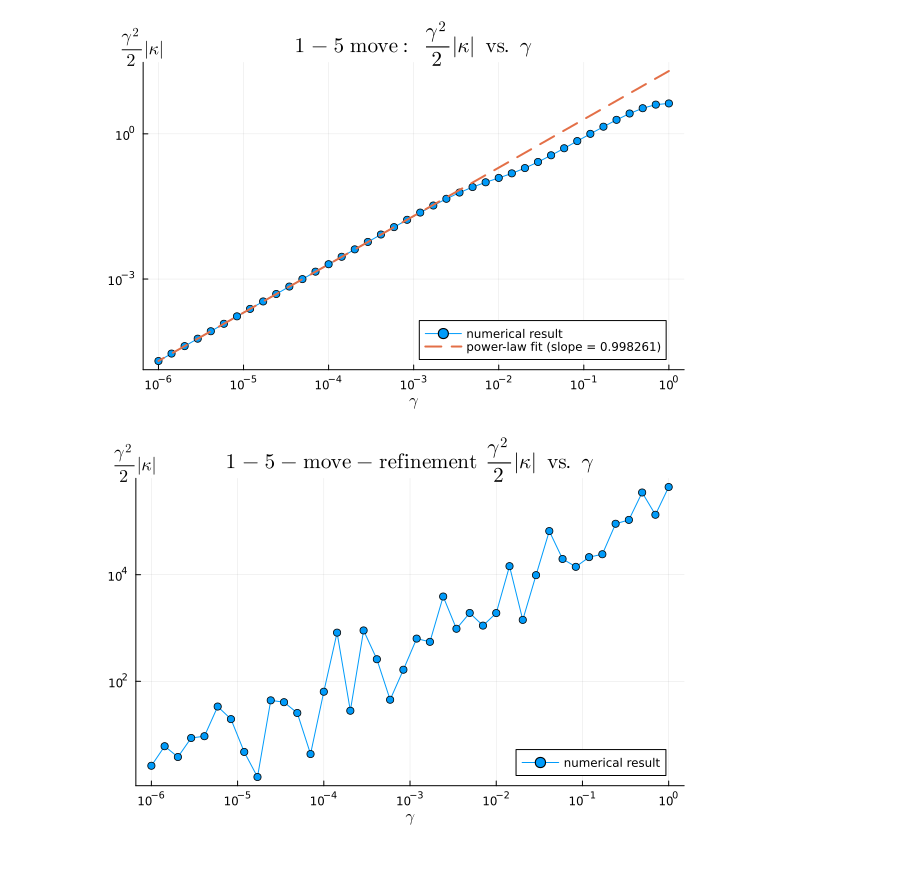
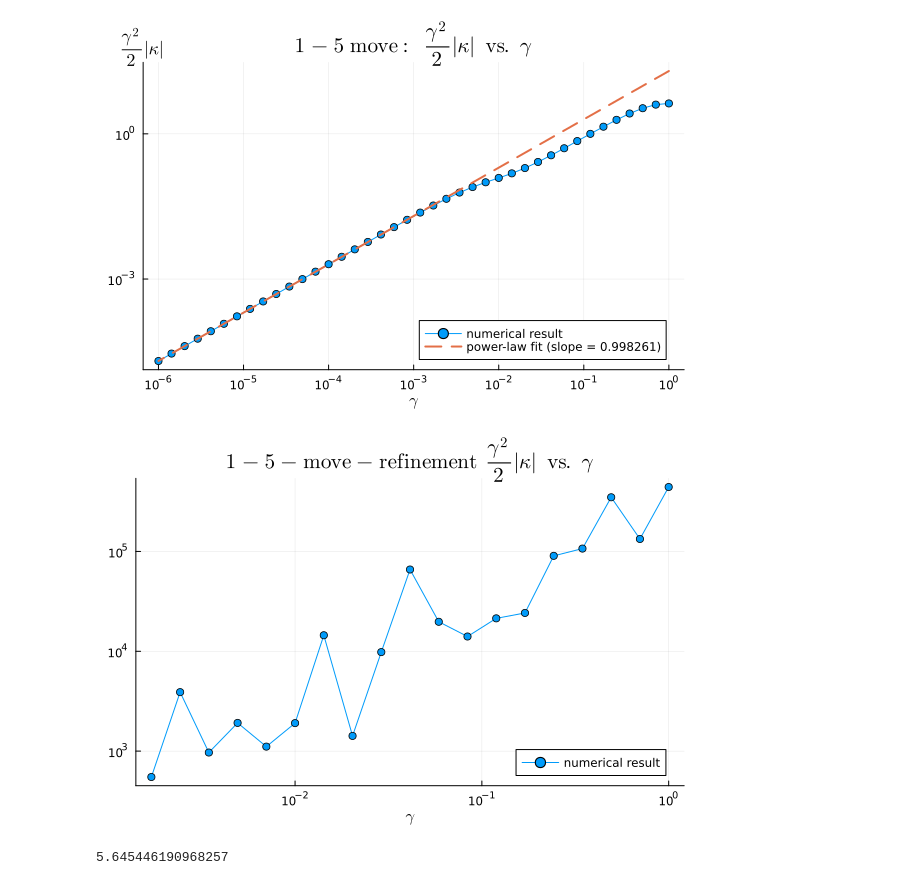
Before and after one commit to qudx54632/Spinfoam-effective-project, a Jupyter notebook: plots.ipynb, the cells around one changed output. Drawn from its saved outputs; the diff is of its cells as text; code cells hidden in the pictures.

```diff
--- a/plots.ipynb
+++ b/plots.ipynb
@@ -100,46 +100,50 @@ display(p2)
 # %%
 # ------------------------------------------------------------
 # Load data
 # ------------------------------------------------------------
 @load "./data/gamma_scan_15move_refinement.jld2" gamma_list kappa_matrix_list
 
 # ------------------------------------------------------------
 # Extract the spectral norm of the kappa matrices
 # ------------------------------------------------------------
-kappa_15move_refinement =  [0.5 * gamma_list[i]^2 * opnorm(kappa_matrix_list[i]) for i in eachindex(kappa_matrix_list)]
+kappa_15move_refinement =  [0.5 * gamma_list[i]^2 * opnorm(kappa_matrix_list[i]) for i in 1:19]
 
 p3 = plot(
-    gamma_list, kappa_15move_refinement,
+    gamma_list[1:19], kappa_15move_refinement,
     marker = :circle,
     xscale = :log10,
     yscale = :log10,
     xlabel = L"\gamma",
     title = L"\mathrm{1-5-move-refinement}\ \frac{\gamma^2}{2}\,\|\kappa\| \ \mathrm{vs.}\ \gamma",
     label = "numerical result",
     legend = :bottomright
 )
 
-# top-left formula (like your current style)
-annotate!(
-    (0.00001, 1.05),
-    text(L"\frac{\gamma^2}{2}\,\|\kappa \|", 12)
-)
-
-# p = fit(log10.(gamma_list[end-10:end]), log10.(kappa_B2Wholes[end-10:end]), 1)
-# a, b = coeffs(p)
-# fit_curve = 10 .^ (a .+ b .* log10.(gamma_list))
-# # ------------------------------------------------------------
-# # Show plots
-# # ------------------------------------------------------------
-# plot!(
-#     p3,
-#     gamma_list,
-#     fit_curve,
-#     lw = 2,
-#     linestyle = :dash,
-#     label = "power-law fit (slope = $(round(b, digits=6)))"
+# # top-left formula (like your current style)
+# annotate!(
+#     (0.00001, 1.05),
+#     text(L"\frac{\gamma^2}{2}\,\|\kappa \|", 12)
 # )
 
+# # p = fit(log10.(gamma_list[end-10:end]), log10.(kappa_B2Wholes[end-10:end]), 1)
+# # a, b = coeffs(p)
+# # fit_curve = 10 .^ (a .+ b .* log10.(gamma_list))
+# # # ------------------------------------------------------------
+# # # Show plots
+# # # ------------------------------------------------------------
+# # plot!(
+# #     p3,
+# #     gamma_list,
+# #     fit_curve,
+# #     lw = 2,
+# #     linestyle = :dash,
+# #     label = "power-law fit (slope = $(round(b, digits=6)))"
+# # )
+
 display(p3)
 # %% [output]
-[figure, old version]
+[figure, new version]
+# %%
+log10(0.5 * gamma_list[1]^2 * opnorm(kappa_matrix_list[1]))
+# %% [output]
+5.645446190968257
```
Also changed, not shown: 4 other files.
